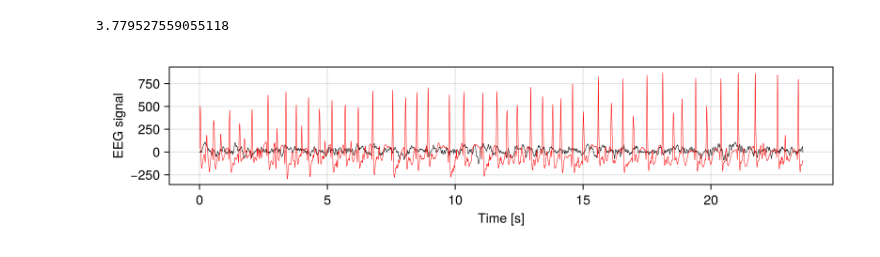
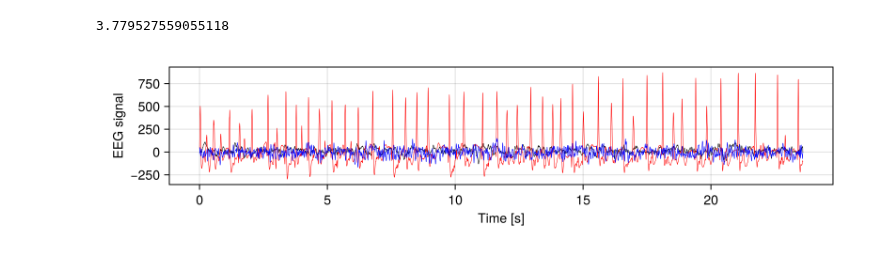
Before and after one commit to Priesemann-Group/perspective_heart_and_brain, a Jupyter notebook: notebooks_figures_paper/data_eeg.ipynb, the cells around one changed output. Drawn from its saved outputs; the diff is of its cells as text; code cells hidden in the pictures.

```diff
--- a/notebooks_figures_paper/data_eeg.ipynb
+++ b/notebooks_figures_paper/data_eeg.ipynb
@@ -88,34 +88,35 @@ mm = mm_to_inch * inch_to_px
 # %%
 using DelimitedFiles
 function eeg_data(path, folder, dataset)
     file = path*folder*"/"*dataset*".txt"
     eeg_trace = readdlm(file)[:,1]
     dt = 1/173.61
     eeg_time = 0:dt:(length(eeg_trace)-1)*dt
 
     return eeg_time, eeg_trace
 end
 
 # load data from textfile into structured array
 time = Dict()
 eeg = Dict()
 for (label,dataset) in datasets
     time[label], eeg[label] = eeg_data(path, folder[dataset], dataset)
 end
 # dataset = datasets["example"]
 # example_t, example_eeg = eeg_data(path, folder[dataset], dataset)
 # dataset = datasets["control"]
 # control_t, control_eeg = eeg_data(path, folder[dataset], dataset)
 # dataset = datasets["seizure"]
 # seizure_t, seizure_eeg = eeg_data(path, folder[dataset], dataset)
 
 fig = Figure(size = (800, 200))
 ax = Axis(fig[1, 1]; xlabel = "Time [s]", ylabel = "EEG signal")
 lines!(time["control"], eeg["control"], color = :black, linewidth = 0.5)
 lines!(time["seizure"], eeg["seizure"], color = :red, linewidth = 0.5)
+lines!(time["example"], eeg["example"], color = :blue, linewidth = 0.5)
 fig
 # %% [output]
-[figure, old version]
+[figure, new version]
 # %%
 dt = 0.2 # s
 ts = 0.0 .+ [0,dt]
```
Also changed, not shown: parts of 1 cell of this notebook, 4 other files.
